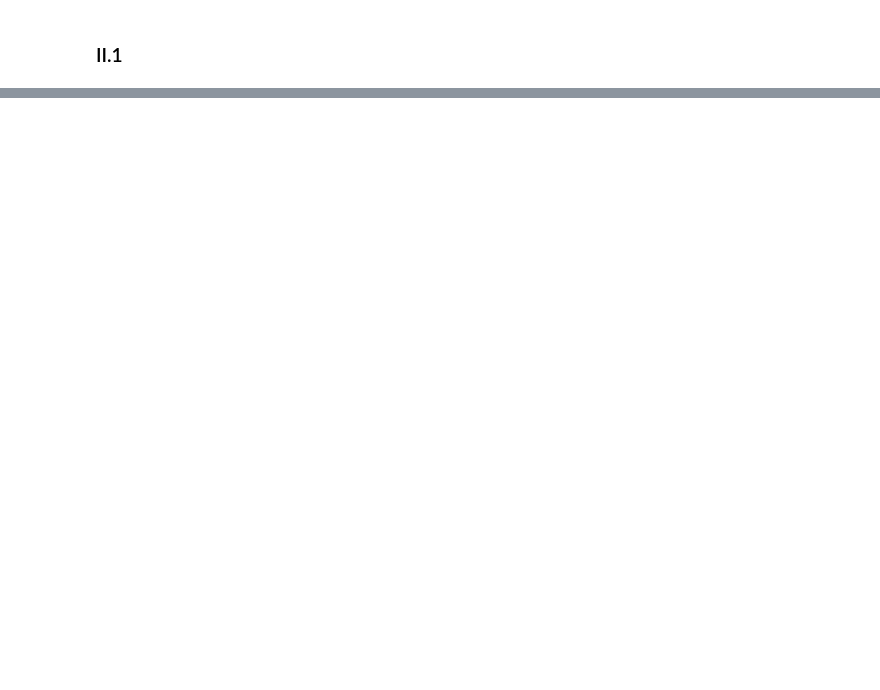
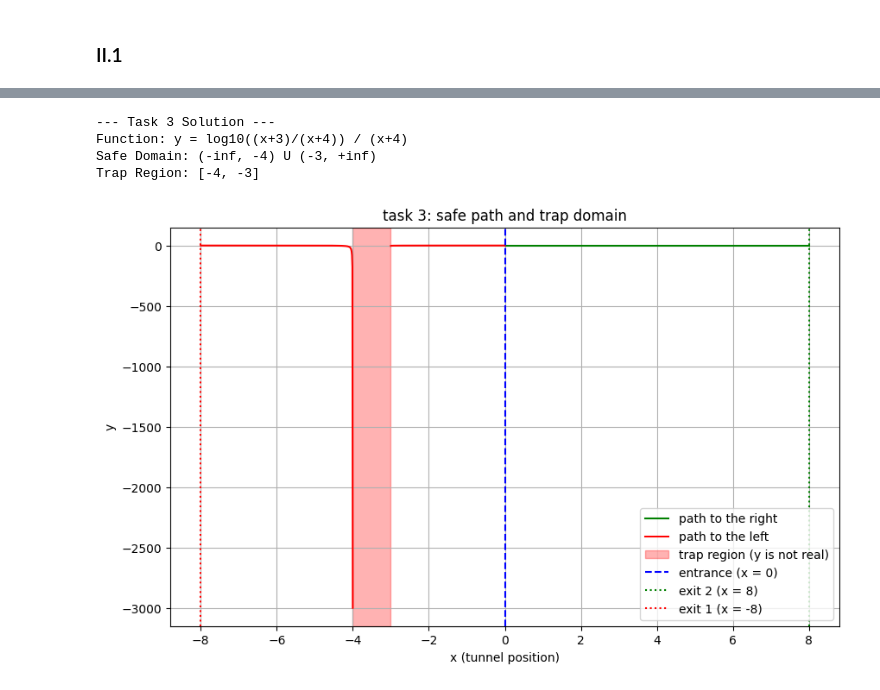
Before and after one commit to SirToby-Gore/mathmatics-assignment-1, a Jupyter notebook: main.ipynb, the cells around one changed output, grey strips where cells are left out. Drawn from its saved outputs; the diff is of its cells as text; code cells hidden in the pictures; blank space fills up the shorter version.

```diff
--- a/main.ipynb
+++ b/main.ipynb
@@ -102,0 +378,43 @@ Therfore the lever that will open the door is the left one
+# %%
+a_val: int = a
+
+def f(x, a) -> float:
+    numerator = np.log10((x + a) / (x + a + 1))
+    denominator = (x + a + 1)
+    return numerator / denominator
+
+x_right = np.linspace(0, 8, 400)
+y_right = f(x_right, a_val)
+
+x_left_safe = np.linspace(-2.999, 0, 400)
+y_left_safe = f(x_left_safe, a_val)
+x_left_danger = np.linspace(-8, -4.001, 400) # After the trap to the exit
+y_left_danger = f(x_left_danger, a_val)
+
+print(f"--- Task 3 Solution ---")
+print(f"Function: y = log10((x+3)/(x+4)) / (x+4)")
+print(f"Safe Domain: (-inf, -4) U (-3, +inf)")
+print(f"Trap Region: [-4, -3]")
+
+plt.figure(figsize=(10, 6))
+plt.plot(x_right, y_right, 'g-', label='path to the right')
+plt.plot(x_left_safe, y_left_safe, 'r-', label='path to the left')
+plt.plot(x_left_danger, y_left_danger, 'r-')
+
+plt.axvspan(-4, -3, color='red', alpha=0.3, label='trap region (y is not real)')
+plt.axvline(x=0, color='blue', linestyle='--', label='entrance (x = 0)')
+plt.axvline(x=8, color='green', linestyle=':', label='exit 2 (x = 8)')
+plt.axvline(x=-8, color='red', linestyle=':', label='exit 1 (x = -8)')
+
+plt.title("task 3: safe path and trap domain")
+plt.xlabel("x (tunnel position)")
+plt.ylabel("y")
+plt.legend()
+plt.grid(True)
+plt.show()
+# %% [output]
+--- Task 3 Solution ---
+Function: y = log10((x+3)/(x+4)) / (x+4)
+Safe Domain: (-inf, -4) U (-3, +inf)
+Trap Region: [-4, -3]
+[figure, added]
```
Also changed, not shown: parts of 23 cells of this notebook, 4 other files.
